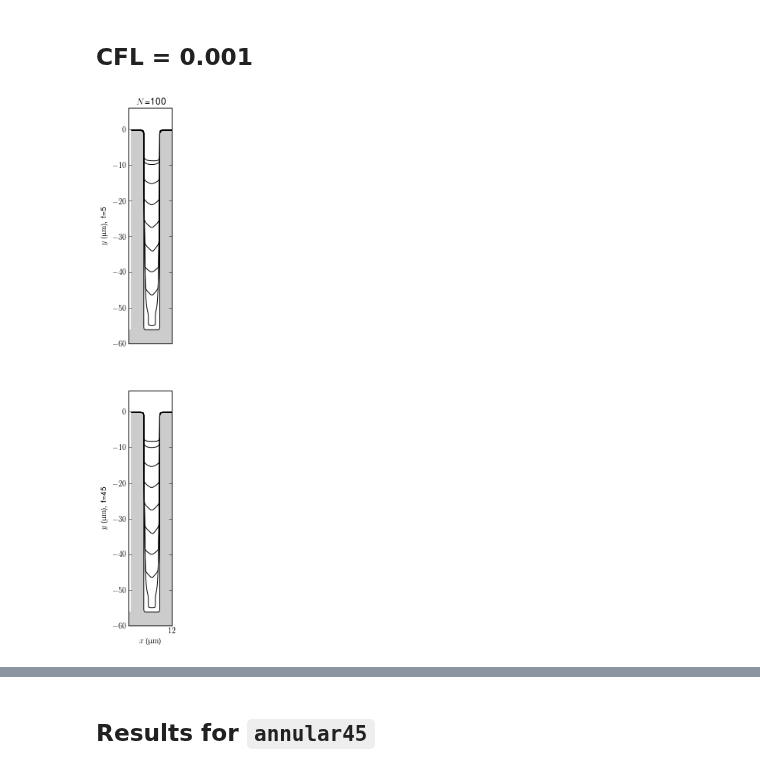
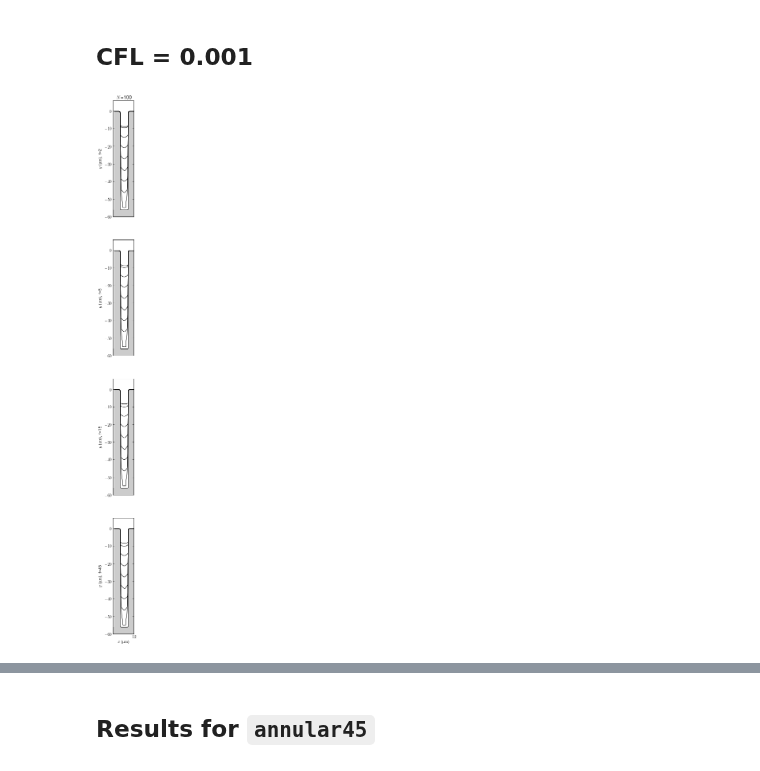
Before and after one commit to wd15/extremefill2D, a Jupyter notebook: annular8.ipynb, the cells around one changed output, grey strips where cells are left out. Drawn from its saved outputs; the diff is of its cells as text; code cells hidden in the pictures.

```diff
--- a/annular8.ipynb
+++ b/annular8.ipynb
@@ -310,17 +325,17 @@ smt_ipy_table([j for i in records for j in i if j], fields=['label', 'timestamp'
 # %%
 from multiViewer import MultiViewer
 from tools import getRecord
 
 Nxs = (100,)
-ls_ncells = (5, 45)
+ls_ncells = (2, 5, 15, 45)
 
 records = [[getRecord(records=annular44Records, CFL=0.001, Nx=Nx, levelset_update_ncell=ls_ncell) for Nx in Nxs] for ls_ncell in ls_ncells]
 viewer = MultiViewer(records,
                      rowtitle=lambda r: r'f={0}'.format(r.parameters['levelset_update_ncell']),
                      columntitle=lambda r: r'$N$={0}'.format(r.parameters['Nx']),
                      figsize=(1.5, 6))
 viewer.plot(times=np.arange(10) * 3000. / 9.)
 smt_ipy_table([j for i in records for j in i if j], fields=['label', 'timestamp', 'parameters', 'duration', 'version', 'tags'], parameters=['Nx', 'CFL', 'levelset_update_ncell', 'kPlus', 'kMinus'])
 # %% [output]
-[figure, old version]
+[figure, new version]
 | Label | Timestamp | Parameters | Duration | Version | Tags |
```
Also changed, not shown: parts of 9 cells of this notebook.
